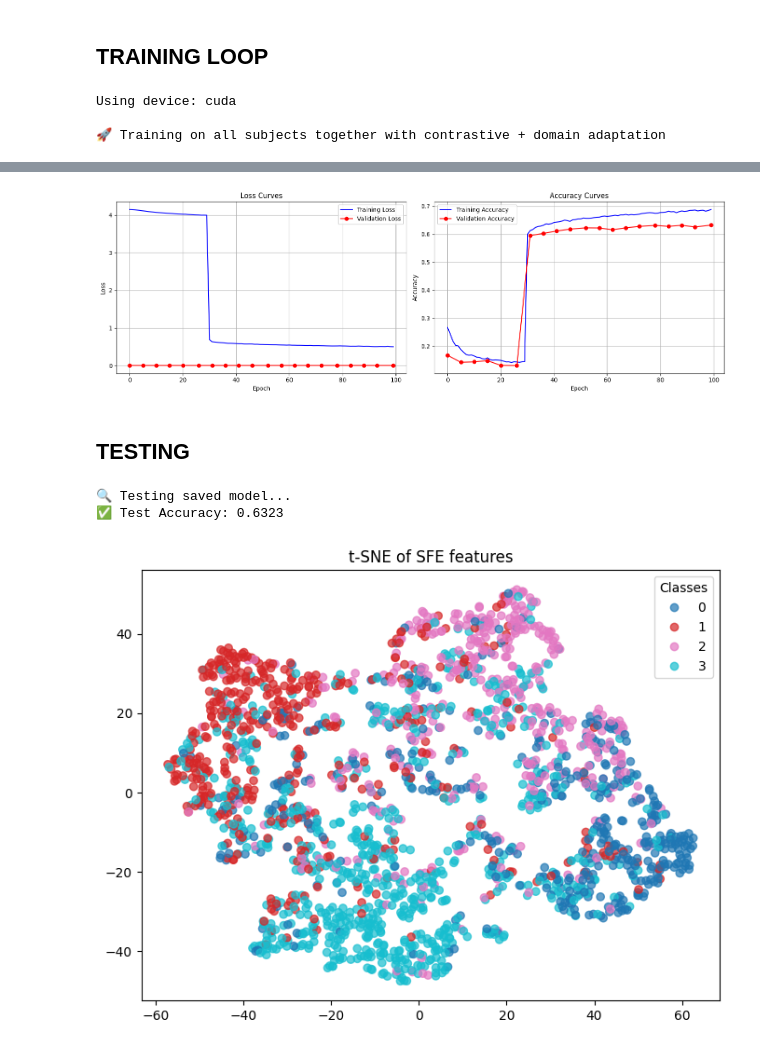
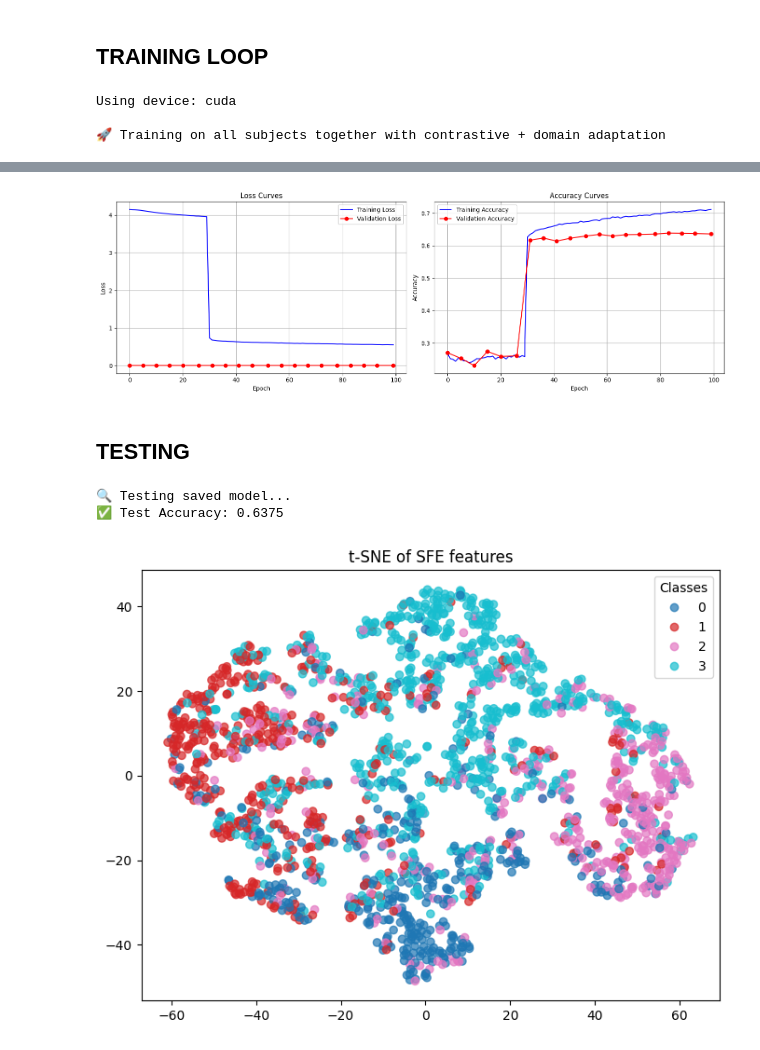
Before and after one commit to hamzaowaisog/EEg-based-Emotion-Recognition, a Jupyter notebook: FYP_2/Hamza/Deap_Last_Pakka_Final.ipynb, the cells around one changed output, grey strips where cells are left out. Saved outputs shown, nothing was run; the diff lists cells and outputs as text; code cells hidden in the pictures.

```diff
--- a/FYP_2/Hamza/Deap_Last_Pakka_Final.ipynb
+++ b/FYP_2/Hamza/Deap_Last_Pakka_Final.ipynb
@@ -137,16 +137,21 @@ class SubjectSpecificMapper(nn.Module):
         x = self.act(x)
         x = self.dropout(x)
         x = self.se(x)
+        x = F.normalize(x, p=2 ,dim=1)
         return x
 
 
 class SubjectSpecificClassifier(nn.Module):
-    def __init__(self):
+    def __init__(self , temperature=1.0):
         super().__init__()
+        self.bn = nn.BatchNorm1d(32)
         self.fc = nn.Linear(32, 4)
+        self.temperature = temperature
 
     def forward(self, x):
-        return self.fc(x)
+        x = self.bn(x)
+        logits = self.fc(x)
+        return logits / self.temperature
 # %% [markdown]
 ## LOSS FUNCTION
 # %%
@@ -380,7 +385,7 @@ def train_all_subjects(feature_path, label_path, num_epochs=100, batch_size=64,
     # Init models
     cfe = CommonFeatureExtractor().to(device)
     sfe = SubjectSpecificMapper().to(device)
-    ssc = SubjectSpecificClassifier().to(device)
+    ssc = SubjectSpecificClassifier(temperature = 2.0).to(device)
 
     # Init losses
 
@@ -428,14 +433,38 @@ def train_all_subjects(feature_path, label_path, num_epochs=100, batch_size=64,
                 loss = loss_con1(z_common_org, yb)
             else:
                 with torch.no_grad():
+
                     pseudo_logits = ssc(sfe(cfe(xb)))
-                    pseudo_labels = pseudo_logits.argmax(dim=1)
+                    pseudo_probs = F.softmax(pseudo_logits, dim=1)
+                    pseudo_entropy = -torch.sum(pseudo_probs * torch.log(pseudo_probs + 1e-9), dim=1)
+                    # pseudo_labels = pseudo_logits.argmax(dim=1)
+
+                    # Adaptive threshold: starts strict, loosens
+                entropy_threshold = max(0.9, 1.5 - epoch / num_epochs)
+
+                confident_mask = pseudo_entropy < entropy_threshold
+
+                z_subject_filtered = z_subject[confident_mask]
+                pseudo_labels_filtered = pseudo_logits.argmax(dim=1)[confident_mask]
+
+                if z_subject_filtered.size(0) > 0:
+                    contrastive_loss = loss_con2(z_subject_filtered , pseudo_labels_filtered)
+                else:
+                    contrastive_loss = torch.tensor(0.0 , device=device)
 
                 alpha = min(epoch / num_epochs *2 , 1.0)
 
                 loss = 1.0 * loss_cls(logits, yb) + \
-                       alpha * (0.3 * loss_con2(z_subject, pseudo_labels)) + \
+                       alpha * (0.5 * contrastive_loss) + \
                        alpha * (mmd_weight * loss_mmd(z_common_org, z_common_aug))
+
+                with torch.no_grad():
+                    probs = F.softmax(logits, dim=1)
+                confidence = torch.max(probs, dim=1)[0]
+                penalty = confidence.mean()
+
+                beta = 0.1
+                loss += beta * penalty
 
             loss.backward()
             torch.nn.utils.clip_grad_norm_(list(cfe.parameters()) + list(sfe.parameters()) + list(ssc.parameters()), max_norm=1.0)
@@ -564,4 +593,4 @@ Best Val Accuracy: 0.6323
-[figure, old version]
+[figure, new version]
 # %% [markdown]
 ## TESTING
 # %%
@@ -625,7 +654,7 @@ if __name__ == "__main__":
     test_model(feature_path, label_path)
 # %% [output]
 🔍 Testing saved model...
-✅ Test Accuracy: 0.6323
+✅ Test Accuracy: 0.6375
 # %%
 from sklearn.manifold import TSNE
 
@@ -675,7 +704,7 @@ if __name__ == "__main__":
     # Plot t-SNE from either 'cfe' or 'sfe'
     plot_tsne_features(cfe, sfe, ssc, feature_path, label_path, layer="sfe")
 # %% [output]
-[figure, old version]
+[figure, new version]
 # %%
 plot_tsne_features(cfe, sfe, ssc, feature_path, label_path, layer="cfe")
 # %% [output]
```
Also changed, not shown: parts of 2 cells of this notebook, 6 other files.
